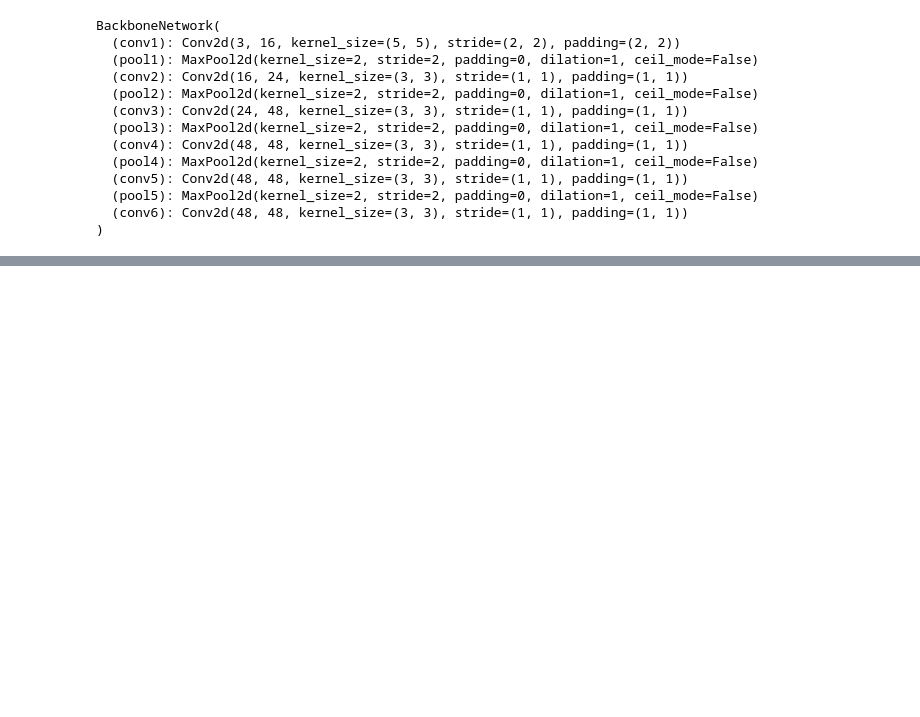
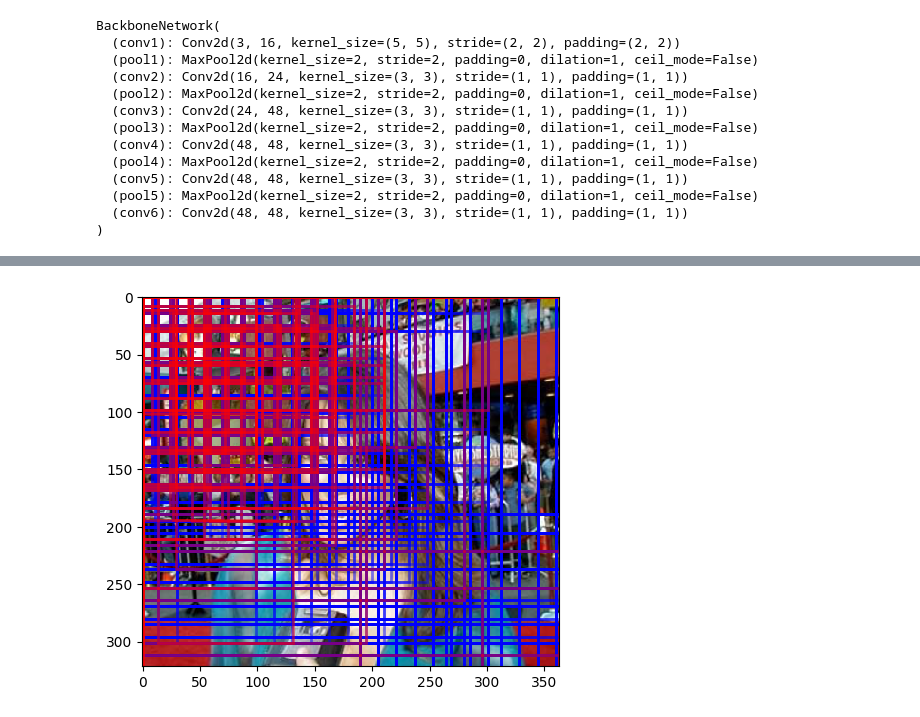
Before and after one commit to vrindarani00/Person_Foreground_Segmentation_by_Learning_Multi-Domain_Networks, a Jupyter notebook: code.ipynb, the cells around one changed output, grey strips where cells are left out. Drawn from its saved outputs; the diff is of its cells as text; code cells hidden in the pictures; blank space fills up the shorter version.

```diff
--- a/code.ipynb
+++ b/code.ipynb
@@ -323,8 +325,8 @@ def normal_init(m, mean, stddev, truncated=False):
 
 class RegionProposalNetwork(nn.Module):
     def __init__(
-            self, in_channels=48, mid_channels=512, ratios=[0.5, 1, 2],
-            anchor_scales=[12, 24,48,96,144,192,288,384 ], feat_stride=16,
+            self, in_channels=48, mid_channels=48, ratios=[0.5, 1, 2],
+            anchor_scales=[8, 16, 32 ], feat_stride=16,
             proposal_creator_params=dict(),
     ):
         super(RegionProposalNetwork, self).__init__()
@@ -419,0 +440,90 @@ Final output shape: torch.Size([1, 48, 4, 4])
+# %%
+# import matplotlib.pyplot as plt
+# from matplotlib.patches import Rectangle
+
+# # Convert anchor and proposal coordinates to integer values for calculations
+# anchor_int = anchor.astype(int)
+# rois_int = rois.astype(int)
+
+# # Load the image on which you want to draw the bounding boxes
+# image_path = r"C:\Users\vrinda\Downloads\WhatsApp Image 2023-08-21 at 20.24.28.jpg"
+# image = plt.imread(image_path)
+
+# # Display the image
+# plt.imshow(image)
+
+# # Draw anchor boxes in blue
+# for anchor_box_int, anchor_box in zip(anchor_int, anchor):
+#     y1_int, x1_int, y2_int, x2_int = anchor_box_int
+#     y1, x1, y2, x2 = anchor_box
+#     plt.gca().add_patch(Rectangle((y1,x1),  y2 - y1,x2 - x1, fill=False, edgecolor='blue', linewidth=2))
+
+# # # Draw proposal boxes in red
+# for roi_int, roi in zip(rois_int, rois):
+#     y1_int, x1_int, y2_int, x2_int = roi_int
+#     y1, x1, y2, x2 = roi
+#     plt.gca().add_patch(Rectangle(( y1,x1),  y2 - y1, x2 - x1,fill=False, edgecolor='red', linewidth=2))
+
+# plt.show()
+import torch
+from PIL import Image
+from torchvision import transforms
+import numpy as np
+import matplotlib.pyplot as plt
+from matplotlib.patches import Rectangle
+
+# Load the image using PIL or any other image loading library
+image_path = r"C:\Users\vrinda\Downloads\WhatsApp Image 2023-08-21 at 20.24.28.jpg"
+image = Image.open(image_path)
+
+# Define transformations to preprocess the image (resize, normalize, etc.)
+transform = transforms.Compose([
+    transforms.Resize((512, 512)),  # Resize to match your network input size
+    transforms.ToTensor(),           # Convert to tensor
+    transforms.Normalize(mean=[0.485, 0.456, 0.406], std=[0.229, 0.224, 0.225]),  # Normalize
+])
+
+# Apply the transformations to the image
+preprocessed_image = transform(image).unsqueeze(0)  # Add batch dimension
+
+# Create an instance of the BackboneNetwork
+backbone = BackboneNetwork()
+
+# Create an instance of the RegionProposalNetwork
+rpn = RegionProposalNetwork()
+
+# Process input data using the BackboneNetwork
+backbone_output = backbone(preprocessed_image)
+
+# Process the backbone output using the RegionProposalNetwork
+rpn_locs, rpn_scores, rois, roi_indices, anchor = rpn(backbone_output, img_size=(512, 512))
+
+# Convert anchor and proposal coordinates to integer values for calculations
+anchor_int = anchor.astype(int)
+
+rois_int = rois.astype(int)
+
+
+# Convert proposal coordinates to (y1, x1, y2, x2) format
+rois_int = rois_int[:, [1, 0, 3, 2]]
+
+# Load the image for visualization
+image_for_visualization = plt.imread(image_path)
+
+# Display the image
+plt.imshow(image_for_visualization)
+
+# Draw anchor boxes in different shades of blue
+for i, (anchor_box_int, anchor_box) in enumerate(zip(anchor_int, anchor)):
+    y1_int, x1_int, y2_int, x2_int = anchor_box_int
+    y1, x1, y2, x2 = anchor_box
+    plt.gca().add_patch(Rectangle((x1, y1), x2 - x1, y2 - y1, fill=False, edgecolor=f'blue', linewidth=2, alpha=0.5))
+
+# Draw proposal boxes in different shades of red
+for i, (roi_int, roi) in enumerate(zip(rois_int, rois)):
+    y1_int, x1_int, y2_int, x2_int = roi_int
+    y1, x1, y2, x2 = roi
+    plt.gca().add_patch(Rectangle((x1, y1), x2 - x1, y2 - y1, fill=False, edgecolor=f'red', linewidth=2, alpha=0.5))
+
+plt.show()
+# %% [output]
@@ -419,0 +541 @@ Final output shape: torch.Size([1, 48, 4, 4])
+[figure, added]
```
Also changed, not shown: parts of 8 cells of this notebook.
